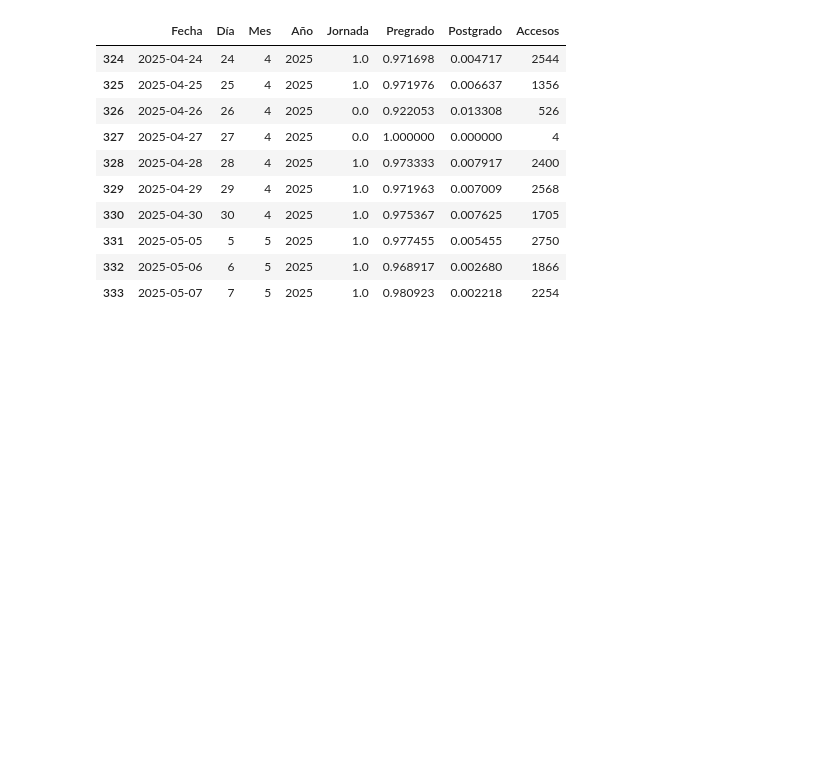
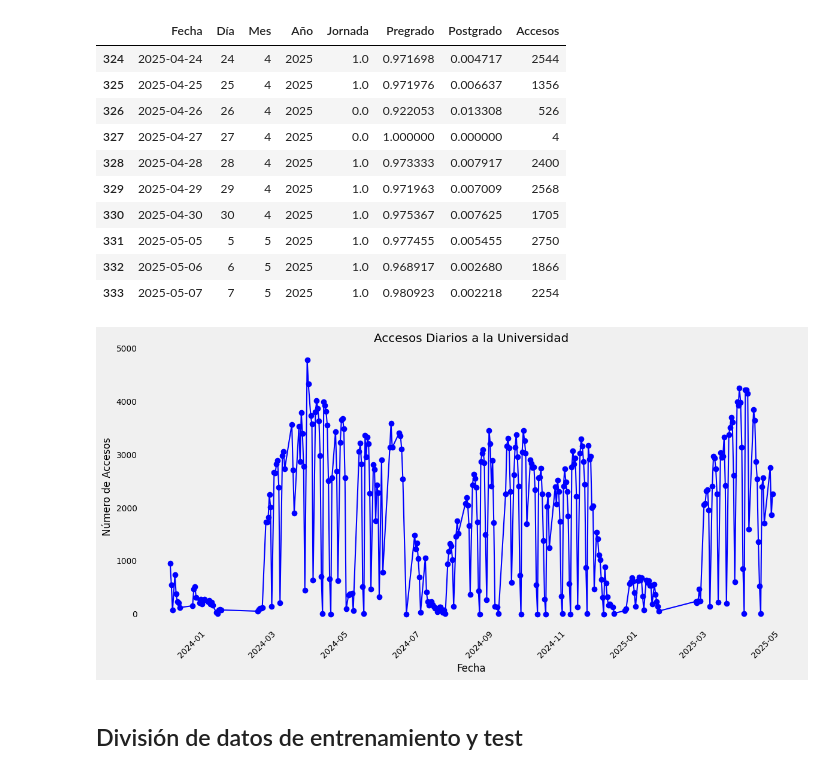
Before and after one commit to BrendanRubilar/IA_Library_Proyect, a Jupyter notebook: LibraryUseRF.ipynb, the cells around one changed output. Drawn from its saved outputs; the diff is of its cells as text; code cells hidden in the pictures; blank space fills up the shorter version.

```diff
--- a/LibraryUseRF.ipynb
+++ b/LibraryUseRF.ipynb
@@ -102,3 +113,18 @@ daily_counts.tail(10)
 | 331 | 2025-05-05 | 5 | 5 | 2025 | 1.0 | 0.977455 | 0.005455 | 2750 |
 | 332 | 2025-05-06 | 6 | 5 | 2025 | 1.0 | 0.968917 | 0.002680 | 1866 |
 | 333 | 2025-05-07 | 7 | 5 | 2025 | 1.0 | 0.980923 | 0.002218 | 2254 |
+# %%
+#graficar los datos
+plt.figure(figsize=(12, 6))
+plt.plot(daily_counts['Fecha'], daily_counts['Accesos'], marker='o', linestyle='-', color='b')
+plt.title('Accesos Diarios a la Universidad')
+plt.xlabel('Fecha')
+plt.ylabel('Número de Accesos')
+plt.xticks(rotation=45)
+plt.grid()
+plt.tight_layout()
+plt.show()
+# %% [output]
+[figure, added]
+# %% [markdown]
+## División de datos de entrenamiento y test
```
Also changed, not shown: parts of 14 cells of this notebook.
